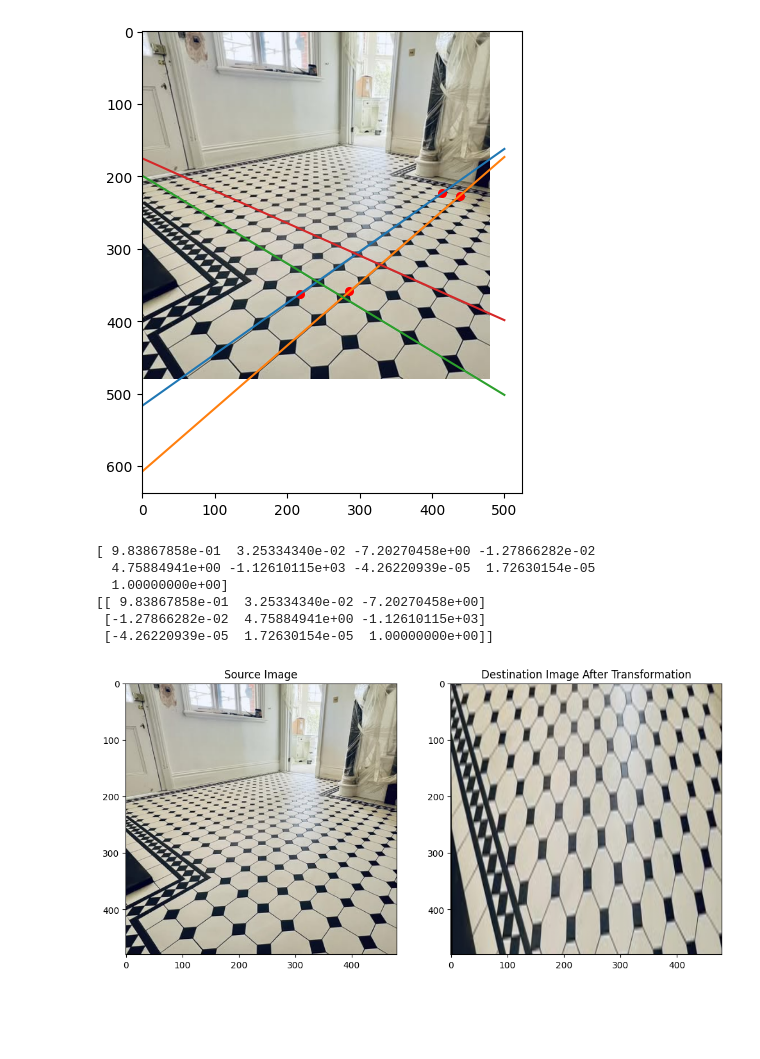
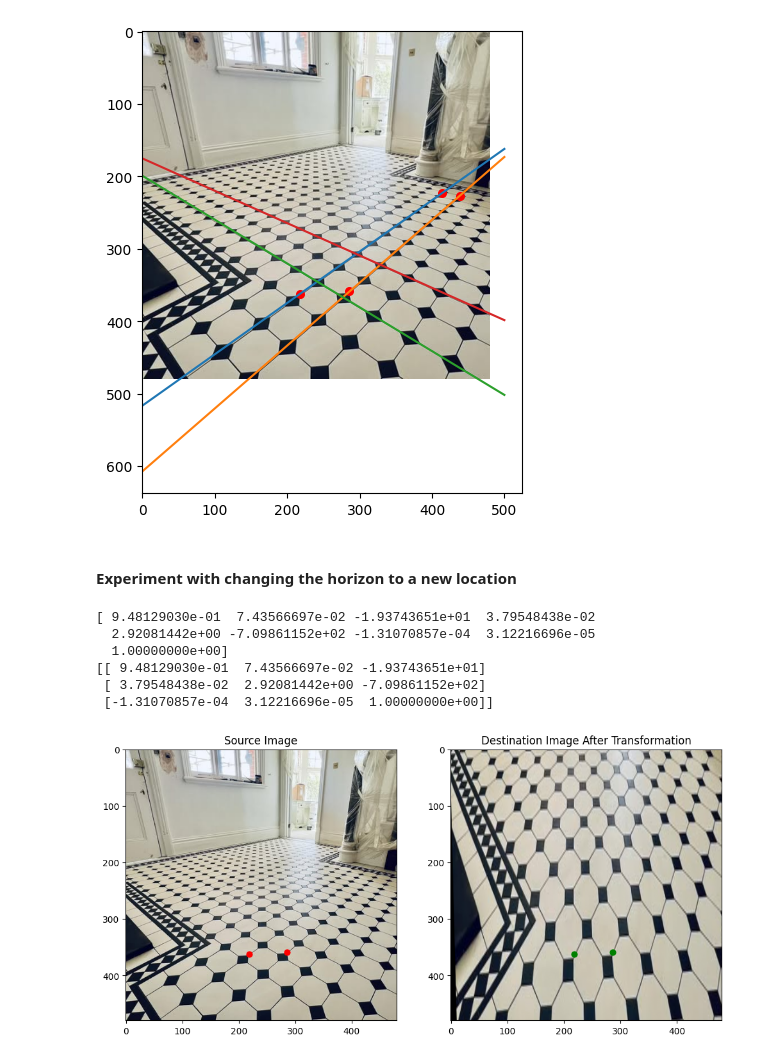
Before and after one commit to chedinhtrung/multiple_view_geom, a Jupyter notebook: intro/projection_rectification.ipynb, the cells around one changed output. Cells and saved outputs as stored; diff of their text form; code cells hidden in the pictures; blank space fills up the shorter version.

```diff
--- a/intro/projection_rectification.ipynb
+++ b/intro/projection_rectification.ipynb
@@ -289,22 +289,26 @@ plt.scatter(x_coords, y_coords, s=30, color="red")
 plt.show()
 # %% [output]
 [figure]
+# %% [markdown]
+#### Experiment with changing the horizon to a new location
 # %%
 # compute line intersection
 ef_gh = np.cross(ef, gh)
 ab_cd = np.cross(ab, cd)
+ef_gh /= ef_gh[-1]
+ab_cd /= ab_cd[-1]
 
-#push them to infinity
-efgh_inf = np.array([-651.55510204,  -607.50612245,1])
-abcd_inf = np.array([3070.00674536, -612.36256324,1])
+# Give a new horizon, in this case move it "up" in the image
+efgh_inf = ef_gh + np.array([0, -500 ,0])
+abcd_inf = ab_cd + np.array([0, -500 ,0])
 
 pts = np.array([
-    np.array([200, 300, 1]), np.array([300, 300, 1]),
+    np.array([218,362, 1]), np.array([286,359, 1]),
     ab_cd, ef_gh
 ])
 
 new_pts = np.array([
-    np.array([200, 300, 1]), np.array([300, 300, 1]),
+    np.array([218,362, 1]), np.array([286,359, 1]),
     abcd_inf, efgh_inf
 ])
 # %%
@@ -323,34 +327,39 @@ print(h)
 H = h.reshape((3,3))
 print(H)
 # %% [output]
-[ 9.83867858e-01  3.25334340e-02 -7.20270458e+00 -1.27866282e-02
-  4.75884941e+00 -1.12610115e+03 -4.26220939e-05  1.72630154e-05
+[ 9.48129030e-01  7.43566697e-02 -1.93743651e+01  3.79548438e-02
+  2.92081442e+00 -7.09861152e+02 -1.31070857e-04  3.12216696e-05
   1.00000000e+00]
-[[ 9.83867858e-01  3.25334340e-02 -7.20270458e+00]
- [-1.27866282e-02  4.75884941e+00 -1.12610115e+03]
- [-4.26220939e-05  1.72630154e-05  1.00000000e+00]]
+[[ 9.48129030e-01  7.43566697e-02 -1.93743651e+01]
+ [ 3.79548438e-02  2.92081442e+00 -7.09861152e+02]
+ [-1.31070857e-04  3.12216696e-05  1.00000000e+00]]
 # %%
 %matplotlib inline
 from scipy import ndimage as ndi
 from skimage.io import imread
 from skimage.color import rgb2gray
 from skimage.transform import ProjectiveTransform, warp
 import numpy as np
 
 im_src = imread('../images/floor.jpg')
 height, width, dim = im_src.shape
 
 im_dst = warp(im_src, np.linalg.inv(H), output_shape=(height, width))
 
 plt.figure(figsize=(12, 6))
 plt.subplot(121)
 plt.imshow(im_src)
-ax.scatter(x_coords, y_coords, color="red", s=40)
-ax.scatter(xp_coords, yp_coords, color="green", s=40)
+pts = np.array([a, c])
+x_coords, y_coords = zip(*pts)
+
+plt.scatter(x_coords, y_coords, color="red", s=40)
 plt.title('Source Image')
 plt.subplot(122)
 plt.imshow(im_dst)
+pts = np.array([a, c])
+x_coords, y_coords = zip(*pts)
+plt.scatter(x_coords, y_coords, color="green", s=40)
 plt.title('Destination Image After Transformation')
 plt.show()
 # %% [output]
-[figure, old version]
+[figure, new version]
```
Also changed, not shown: parts of 3 cells of this notebook, 5 other files.
